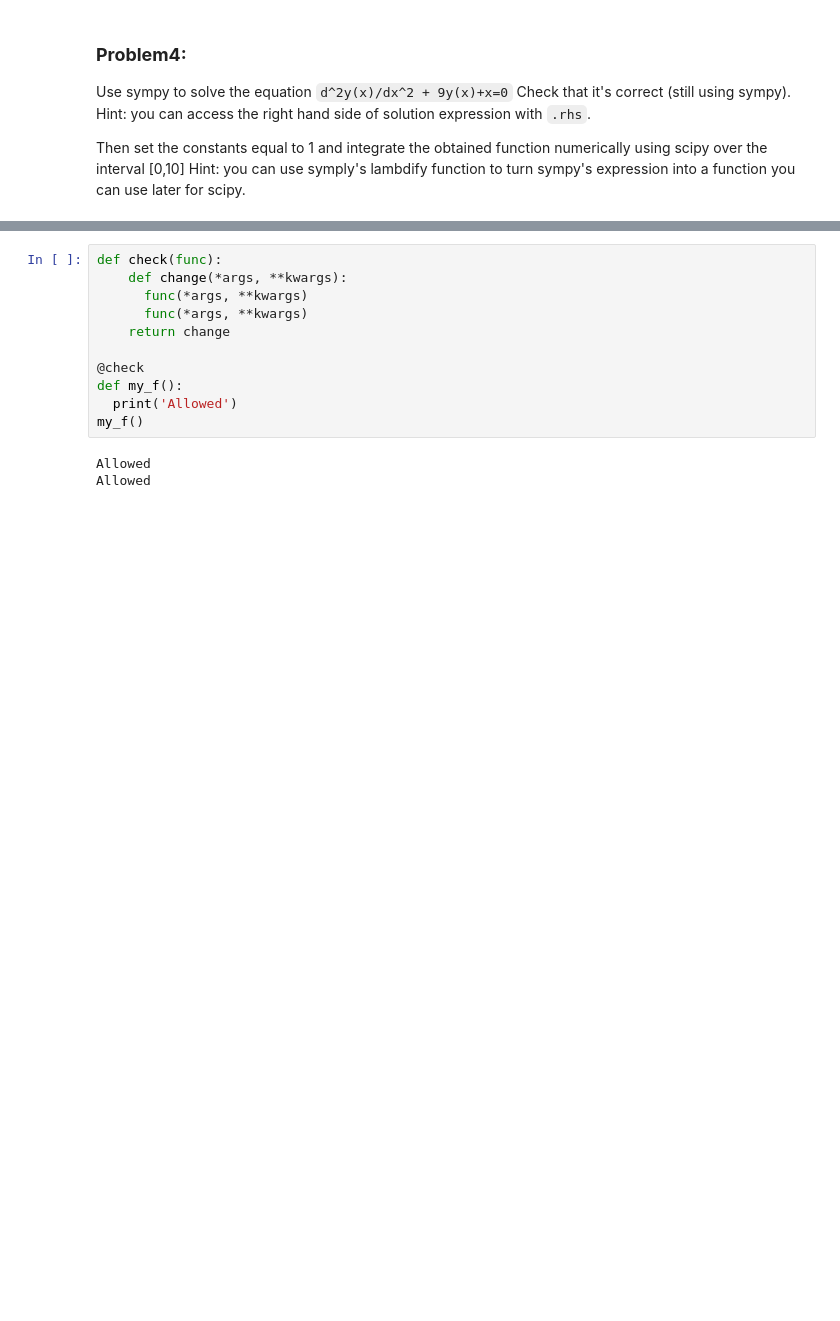
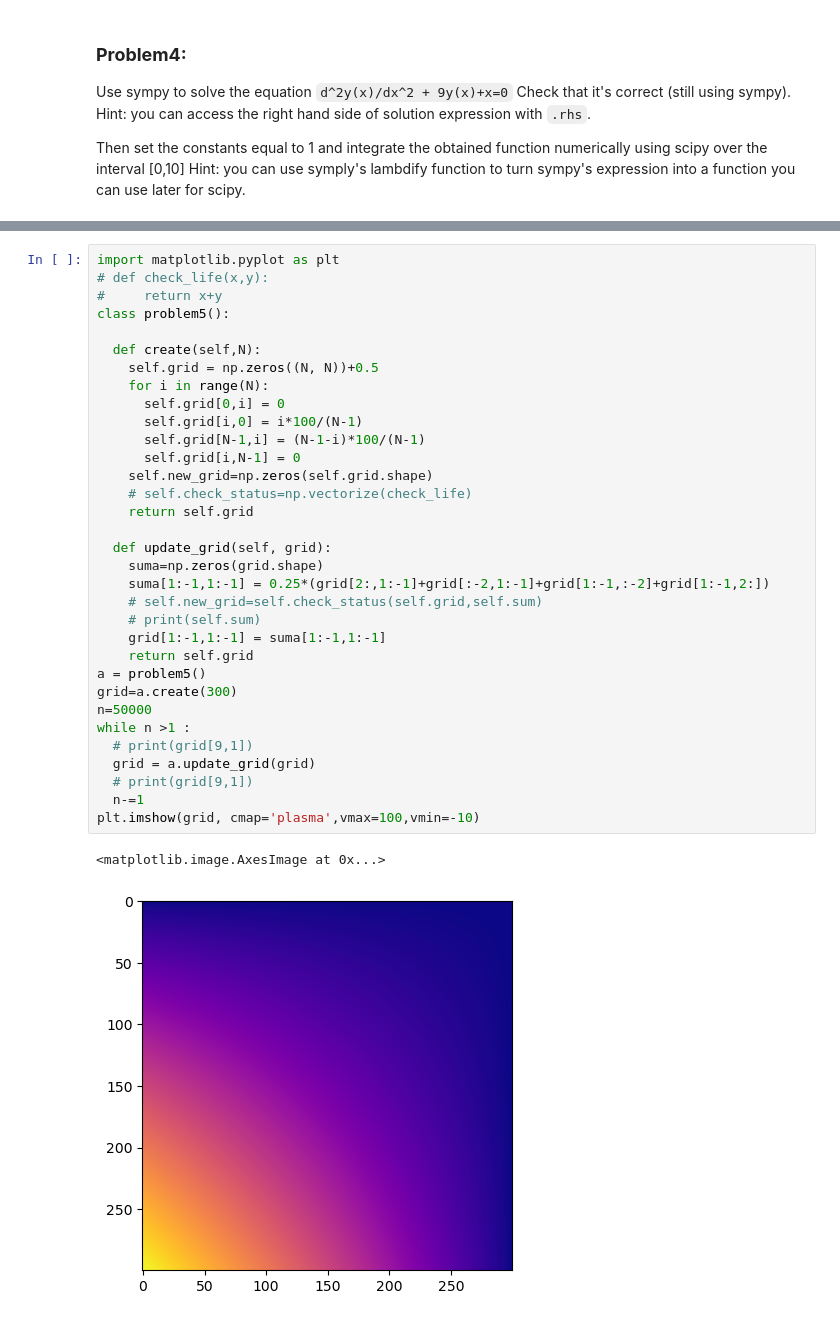
Before and after one commit to Skylines316/ScientificPython_diploma23, a Jupyter notebook: fake_exam.ipynb, the cells around one changed output, grey strips where cells are left out. Drawn from its saved outputs; the diff is of its cells as text; blank space fills up the shorter version.

```diff
--- a/fake_exam.ipynb
+++ b/fake_exam.ipynb
@@ -109,17 +147,39 @@ new_field[i,j]=0.25*(field[i,j-1]+field[i,j+1]+field[i+1,j]+field[i-1,j])
 ![](jacobiFigure1.jpg)
 
 Use `imshow` to plot the result. There is a `jacobi.gif` file uploaded that shows how the solution looks like. Making gifs in python is troublesome, so just the final picuture would be enough.
-# %%
-def check(func):
-    def change(*args, **kwargs):
-      func(*args, **kwargs)
-      func(*args, **kwargs)
-    return change
-
-@check
-def my_f():
-  print('Allowed')
-my_f()
-# %% [output]
-Allowed
-Allowed
+# %%
+import matplotlib.pyplot as plt
+# def check_life(x,y):
+#     return x+y
+class problem5():
+
+  def create(self,N):
+    self.grid = np.zeros((N, N))+0.5
+    for i in range(N):
+      self.grid[0,i] = 0
+      self.grid[i,0] = i*100/(N-1)
+      self.grid[N-1,i] = (N-1-i)*100/(N-1)
+      self.grid[i,N-1] = 0
+    self.new_grid=np.zeros(self.grid.shape)
+    # self.check_status=np.vectorize(check_life)
+    return self.grid
+
+  def update_grid(self, grid):
+    suma=np.zeros(grid.shape)
+    suma[1:-1,1:-1] = 0.25*(grid[2:,1:-1]+grid[:-2,1:-1]+grid[1:-1,:-2]+grid[1:-1,2:])
+    # self.new_grid=self.check_status(self.grid,self.sum)
+    # print(self.sum)
+    grid[1:-1,1:-1] = suma[1:-1,1:-1]
+    return self.grid
+a = problem5()
+grid=a.create(300)
+n=50000
+while n >1 :
+  # print(grid[9,1])
+  grid = a.update_grid(grid)
+  # print(grid[9,1])
+  n-=1
+plt.imshow(grid, cmap='plasma',vmax=100,vmin=-10)
+# %% [output]
+<matplotlib.image.AxesImage at 0x...>
+[figure, added]
```
Also changed, not shown: parts of 3 cells of this notebook, 1 other file.
